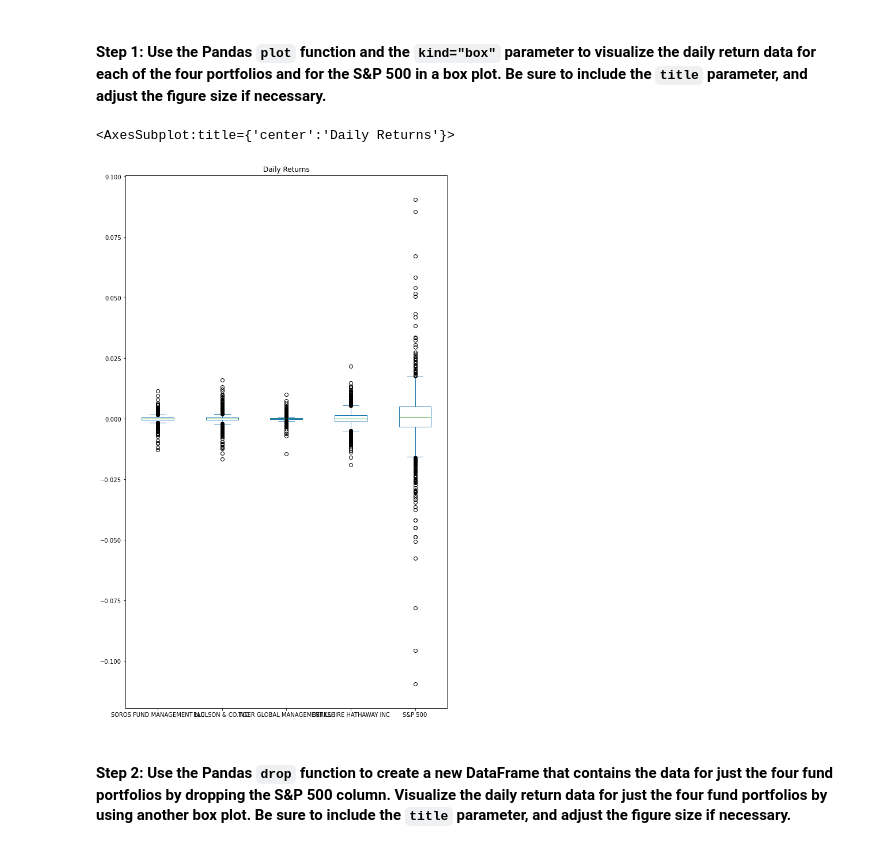
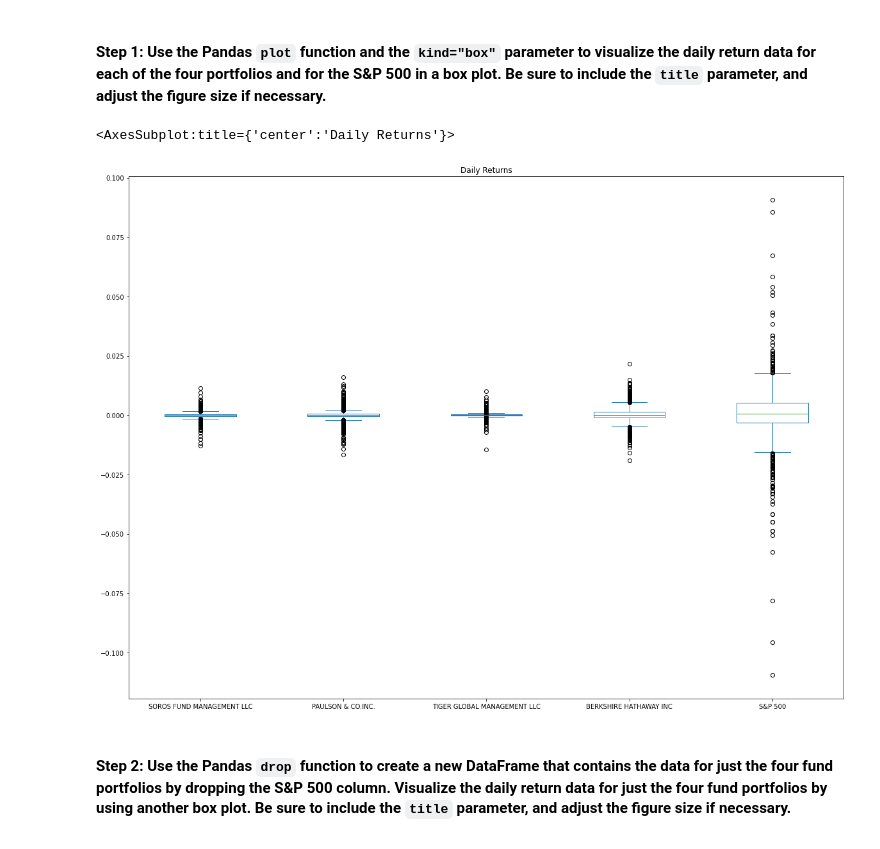
Before and after one commit to leighbadua/risk_return_analysis, a Jupyter notebook: risk_return_analysis.ipynb, the cells around one changed output. Drawn from its saved outputs; the diff is of its cells as text; code cells hidden in the pictures.

```diff
--- a/risk_return_analysis.ipynb
+++ b/risk_return_analysis.ipynb
@@ -108,10 +107,8 @@ from pathlib import Path
 # %% [markdown]
 #### Step 2: Use the `read_csv` function and the `Path` module to read the `whale_navs.csv` file into a Pandas DataFrame. Be sure to create a `DateTimeIndex`. Review the first five rows of the DataFrame by using the `head` function.
 # %%
-# Import the data by reading in the CSV file and setting the DatetimeIndex
-# Review the first 5 rows of the DataFrame
 whale_navs_df = pd.read_csv(
-    Path('../Starter_Code4/Resources/whale_navs.csv'),
+    Path('../risk_return_analysis/Resources/whale_navs.csv'),
     index_col='date', parse_dates=True,
     infer_datetime_format=True)
 
@@ -227,13 +211,10 @@ ax.legend(['SOROS FUND MANAGEMENT LLC', 'PAULSON & CO.INC.', 'TIGER GLOBAL MANAG
 Analyze the volatility of each of the four fund portfolios and of the S&P 500 Index by using box plots.
 # %% [markdown]
 #### Step 1: Use the Pandas `plot` function and the `kind="box"` parameter to visualize the daily return data for each of the four portfolios and for the S&P 500 in a box plot. Be sure to include the `title` parameter, and adjust the figure size if necessary.
-# %%
-# Use the daily return data to create box plots to visualize the volatility of the 4 funds and the S&P 500
-# Include a title parameter and adjust the figure size
-# YOUR CODE HERE
-daily_return_df.plot(kind='box', figsize=(10,17), title='Daily Returns')
-# %% [output]
-<AxesSubplot:title={'center':'Daily Returns'}>
-[figure, removed]
+# %%
+daily_return_df.plot(kind='box', figsize=(20,15), title='Daily Returns')
+# %% [output]
+<AxesSubplot:title={'center':'Daily Returns'}>
+[figure, added]
 # %% [markdown]
 #### Step 2: Use the Pandas `drop` function to create a new DataFrame that contains the data for just the four fund portfolios by dropping the S&P 500 column. Visualize the daily return data for just the four fund portfolios by using another box plot. Be sure to include the `title` parameter, and adjust the figure size if necessary.
```
Also changed, not shown: parts of 35 cells of this notebook.
